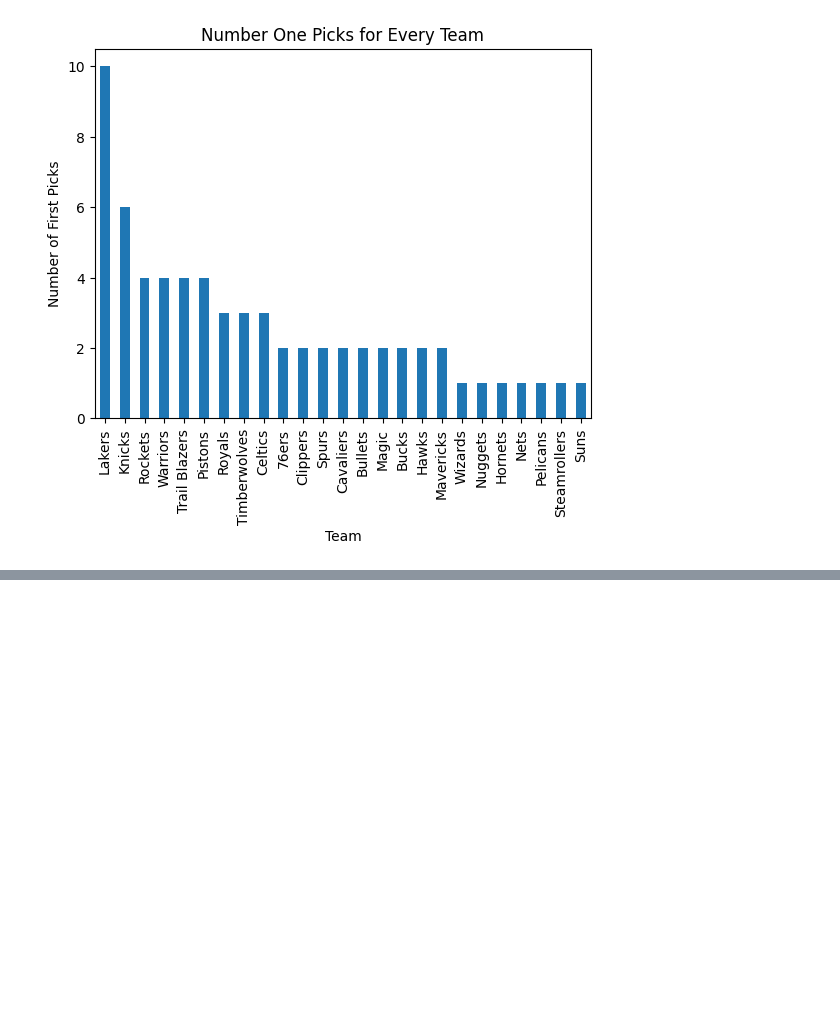
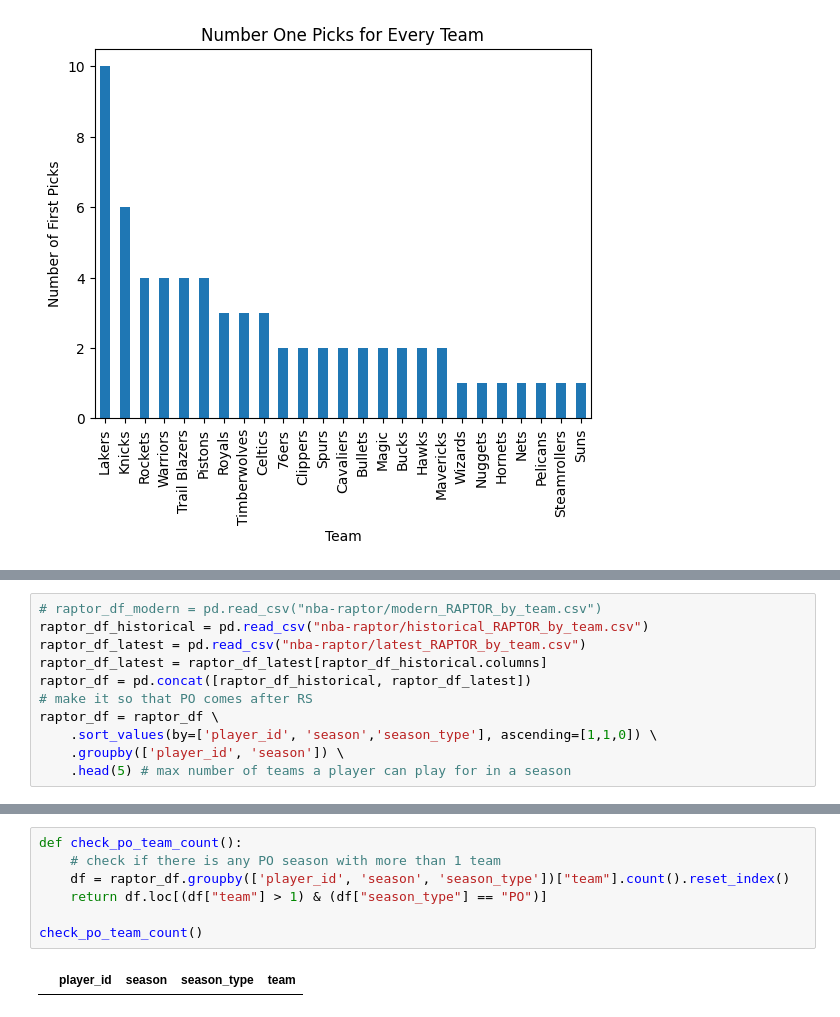
Before and after one commit to com-480-data-visualization/project-2023-dunkdata, a Jupyter notebook: explore.ipynb, the cells around one changed output, grey strips where cells are left out. Cells and saved outputs as stored; diff of their text form; blank space fills up the shorter version.

```diff
--- a/explore.ipynb
+++ b/explore.ipynb
@@ -84,0 +104,11 @@ plt.show()
+# %%
+# raptor_df_modern = pd.read_csv("nba-raptor/modern_RAPTOR_by_team.csv")
+raptor_df_historical = pd.read_csv("nba-raptor/historical_RAPTOR_by_team.csv")
+raptor_df_latest = pd.read_csv("nba-raptor/latest_RAPTOR_by_team.csv")
+raptor_df_latest = raptor_df_latest[raptor_df_historical.columns]
+raptor_df = pd.concat([raptor_df_historical, raptor_df_latest])
+# make it so that PO comes after RS
+raptor_df = raptor_df \
+    .sort_values(by=['player_id', 'season','season_type'], ascending=[1,1,0]) \
+    .groupby(['player_id', 'season']) \
+    .head(5) # max number of teams a player can play for in a season
@@ -84,0 +130,9 @@ plt.show()
+# %%
+def check_po_team_count():
+    # check if there is any PO season with more than 1 team
+    df = raptor_df.groupby(['player_id', 'season', 'season_type'])["team"].count().reset_index()
+    return df.loc[(df["team"] > 1) & (df["season_type"] == "PO")]
+
+check_po_team_count()
+# %% [output]
+|  | player_id | season | season_type | team |
```
Also changed, not shown: parts of 16 cells of this notebook.
